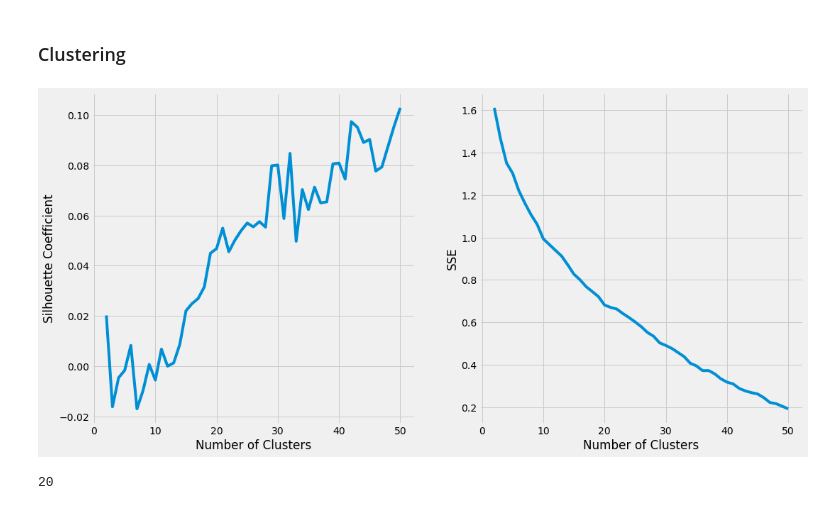
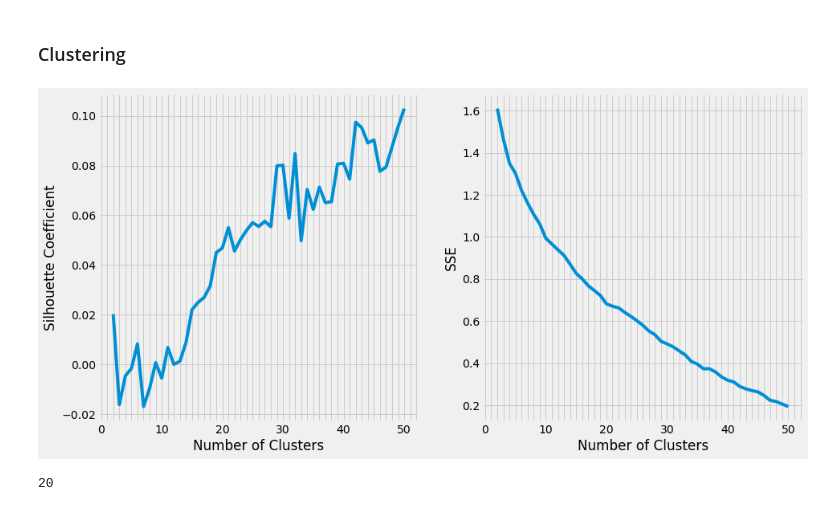
Before and after one commit to syzsyzsyzyzs/IBM_proj, a Jupyter notebook: Culture vs Function.ipynb, the cells around one changed output. Cells and saved outputs as stored; diff of their text form; code cells hidden in the pictures.

```diff
--- a/Culture vs Function.ipynb
+++ b/Culture vs Function.ipynb
@@ -621,19 +578,23 @@ for k in k_range:
     silhouette_coef.append(score)
 # %%
 plt.style.use('fivethirtyeight')
-fig, (ax1, ax2) = plt.subplots(1,2, figsize=(16,8))
+fig, (ax1, ax2) = plt.subplots(1,2, figsize=(14,7))
 
 ax1.plot(k_range, silhouette_coef)
-ax2.set_xticks(range(0,51,10))
+ax1.set_xticks(range(0,51,10))
+ax1.xaxis.grid(True, which='minor')
+ax1.xaxis.set_minor_locator(MultipleLocator(1))
 ax1.set_xlabel('Number of Clusters')
 ax1.set_ylabel('Silhouette Coefficient')
 
+ax2.xaxis.grid(True, which='minor')
 ax2.plot(k_range, sse)
 ax2.set_xticks(range(0,51,10))
+ax2.xaxis.set_minor_locator(MultipleLocator(1))
 ax2.set_xlabel('Number of Clusters')
 ax2.set_ylabel('SSE')
 
 plt.show()
 # %% [output]
-[figure, old version]
+[figure, new version]
 # %%
```
Also changed, not shown: parts of 13 cells of this notebook.
